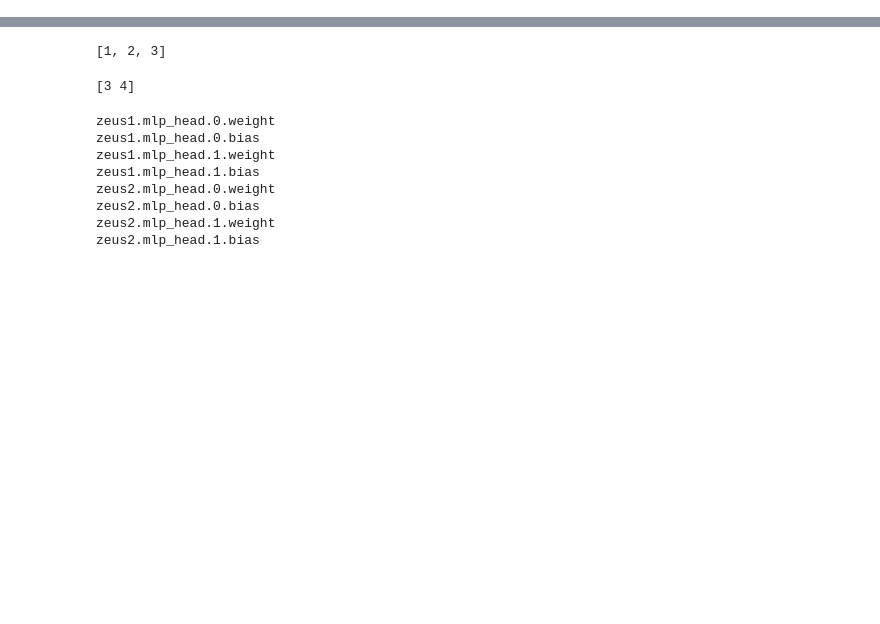
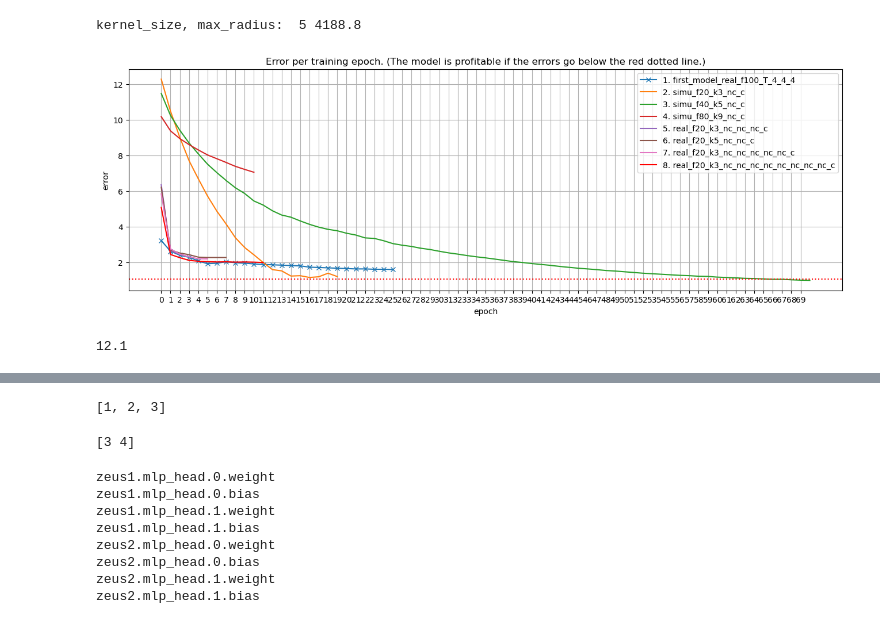
Before and after one commit to MachineLearningMike/Zeus2026, a Jupyter notebook: research/test01.ipynb, the cells around one changed output, grey strips where cells are left out. Cells and saved outputs as stored; diff of their text form; code cells hidden in the pictures; blank space fills up the shorter version.

```diff
--- a/research/test01.ipynb
+++ b/research/test01.ipynb
@@ -0,0 +1,11 @@
+# %%
+radius = 3770
+factor10=3
+hidden_channels = 9
+
+kernel_size = round(radius*72*factor10/6400/3.1416/hidden_channels) // 2 * 2 + 1
+kernel_size = max(3, kernel_size)
+# kernel_size = 5 # Mike!!!
+print('kernel_size, max_radius: ', kernel_size, 6400 * 3.1416 / 72 / factor10 * kernel_size * hidden_channels )
+# %% [output]
+kernel_size, max_radius:  5 4188.8
@@ -0,0 +16,60 @@
+# %%
+def exp(x, a, b, c):
+    return a * np.power(b, x) + c
+x = np.array(range(0, 70))
+a = 2.4; b = 0.8; c = 0.85
+ideal = exp(x, a, b, c)
+idle = "Ideal errors = {:.2f} x  {:.2f} ** epoch + {:.2f}".format(a, b, c)
+
+first_model_real_f100_T_4_4_4 = np.array([3.23, 2.63, 2.41, 2.29, 2.09, 1.93, 1.96, 2.04, 1.99, 1.96, 1.92, 1.89, 1.87, 1.85, 1.83, \
+    1.81, 1.74, 1.72, 1.70, 1.68, 1.66, 1.64, 1.64, 1.62, 1.62, 1.61])
+
+simu_f20_k3_nc_c = np.array([12.28,10.48,9.02,7.71,6.69,5.72,4.88,4.16,3.39,2.84,2.43,2.00,1.60,1.53,1.24,1.26,1.16,1.20,1.40,1.21])
+simu_f40_k5_nc_c = np.array([11.48,10.24,9.42,8.70,8.09,7.51,7.04,6.60,6.19,5.87,5.45,5.22,4.90,4.66,4.54,4.33,4.14,3.98,3.86,3.78,3.64,3.54,3.38,3.35,3.22,3.06,
+    2.97,2.90,2.80,2.73,2.63,2.54,2.47,2.39,2.32,2.26,2.19,2.12,2.05,2.00,1.94,1.89,1.84,1.78,1.73,1.68,1.64,1.60,1.55,1.52,1.48,1.44,1.40,1.37,1.34,1.31,1.28,1.26,1.23,1.22,1.18,
+    1.16,1.14,1.11,1.10,1.08,1.06,1.06,1.03,1.01,1.00])
+    # ,0.79,0.78,0.77,
+    # 0.76,0.76,0.75,0.75,0.74,0.73,0.72,0.72,0.72,0.71,0.70,0.70,0.70,0.69,0.68,0.68,0.67,0.68,0.67,0.67,0.66,0.65,0.65,0.65,0.65])
+simu_f80_k9_nc_c = np.array([10.18,9.38,8.95,8.61,8.31,8.03,7.82,7.61,7.39,7.22,7.06])
+real_f20_k3_nc_nc_nc_c = np.array([6.36, 2.66, 2.46, 2.31])
+real_f20_k5_nc_nc_c = np.array([6.22, 2.70, 2.53, 2.44, 2.30, 2.28, 2.28, 2.28])
+real_f20_k3_nc_nc_nc_nc_nc_c = np.array([5.85, 2.76, 2.47, 2.32, 2.21, 2.20])
+real_f20_k3_nc_nc_nc_nc_nc_nc_nc_nc_c = np.array([5.09, 2.45, 2.27, 2.12, 2.07, 2.05, 2.03, 2.04, 2.02, 2.03, 2.02, 2.00, 2.01])
+
+
+plt.figure(figsize=(16, 5))
+# plt.plot(x, ideal, linestyle='-')
+# plt.plot(x, worst, linestyle='-', marker='o', label=label_worst)
+
+plt.plot(first_model_real_f100_T_4_4_4, label='1. first_model_real_f100_T_4_4_4', marker='x')
+plt.plot(simu_f20_k3_nc_c, label='2. simu_f20_k3_nc_c')
+plt.plot(simu_f40_k5_nc_c, label='3. simu_f40_k5_nc_c')
+plt.plot(simu_f80_k9_nc_c, label='4. simu_f80_k9_nc_c')
+
+plt.plot(real_f20_k3_nc_nc_nc_c, label='5. real_f20_k3_nc_nc_nc_c')
+plt.plot(real_f20_k5_nc_nc_c, label='6. real_f20_k5_nc_nc_c')
+plt.plot(real_f20_k3_nc_nc_nc_nc_nc_c, label='7. real_f20_k3_nc_nc_nc_nc_nc_c')
+plt.plot(real_f20_k3_nc_nc_nc_nc_nc_nc_nc_nc_c, label='8. real_f20_k3_nc_nc_nc_nc_nc_nc_nc_nc_c', c='r') #, marker='o')
+
+plt.plot()
+plt.xticks(x)
+plt.xlabel("epoch")
+plt.ylabel("error")
+plt.title("Error per training epoch. (The model is profitable if the errors go below the red dotted line.)")
+plt.legend()
+plt.grid(True)
+
+# # Add y-value labels next to markers
+# for xi, yi in zip(x, y):
+#     plt.text(xi, yi, f"{yi:.2f}", ha='left', va='bottom', fontsize=8)
+
+plt.axhline(y=1.06, color='red', linestyle=':', linewidth=1.5, label='y = 1.06 (reference)')
+
+plt.show()
+# %% [output]
+[figure, added]
+# %%
+import torch
+print(torch.version.cuda)   # should print something like '12.1' or '11.8'
+# %% [output]
+12.1
```
Also changed, not shown: parts of 2 cells of this notebook, 24 other files.
